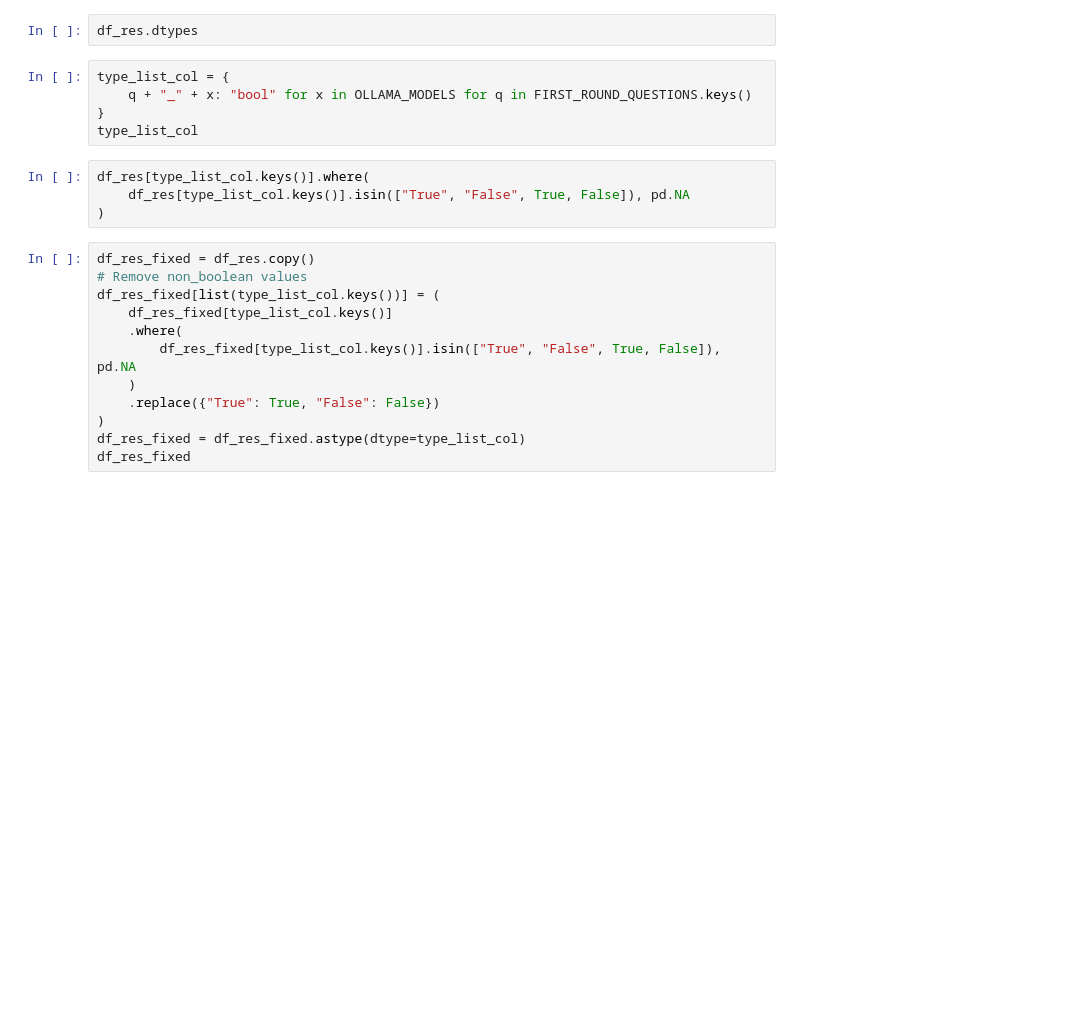
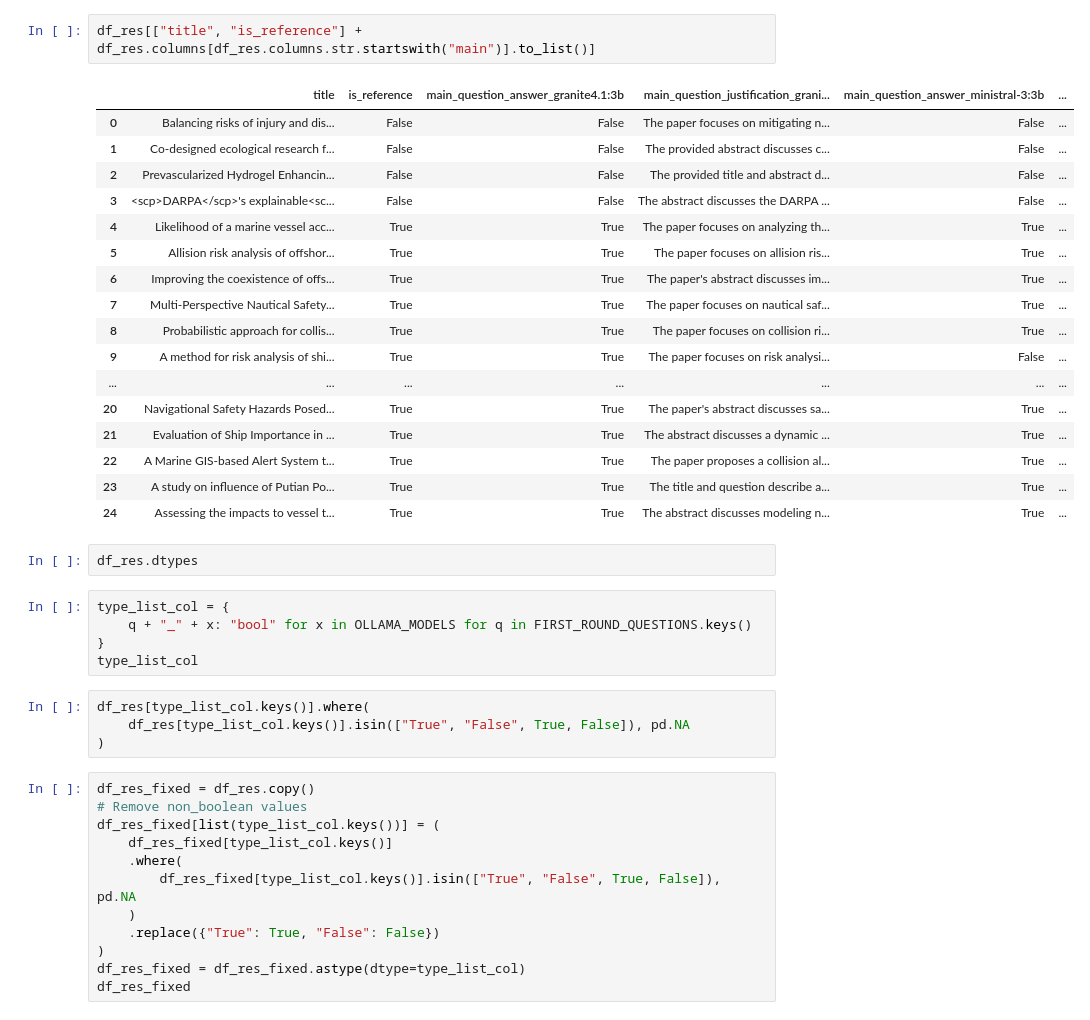
Before and after one commit to TUDelft-CITG/SLR-RAG, a Jupyter notebook: notebooks/experiments/paper_analysis.ipynb, the cells around one changed output. Drawn from its saved outputs; the diff is of its cells as text; blank space fills up the shorter version.

```diff
--- a/notebooks/experiments/paper_analysis.ipynb
+++ b/notebooks/experiments/paper_analysis.ipynb
@@ -8,3 +27,23 @@ df_res
+# %%
+df_res[["title", "is_reference"] + df_res.columns[df_res.columns.str.startswith("main")].to_list()]
+# %% [output]
+|  | title | is_reference | main_question_answer_granite4.1:3b | main_question_justification_grani... | main_question_answer_ministral-3:3b | ... |
+| 0 | Balancing risks of injury and dis... | False | False | The paper focuses on mitigating n... | False | ... |
+| 1 | Co‐designed ecological research f... | False | False | The provided abstract discusses c... | False | ... |
+| 2 | Prevascularized Hydrogel Enhancin... | False | False | The provided title and abstract d... | False | ... |
+| 3 | <scp>DARPA</scp>'s explainable<sc... | False | False | The abstract discusses the DARPA ... | False | ... |
+| 4 | Likelihood of a marine vessel acc... | True | True | The paper focuses on analyzing th... | True | ... |
+| 5 | Allision risk analysis of offshor... | True | True | The paper focuses on allision ris... | True | ... |
+| 6 | Improving the coexistence of offs... | True | True | The paper's abstract discusses im... | True | ... |
+| 7 | Multi-Perspective Nautical Safety... | True | True | The paper focuses on nautical saf... | True | ... |
+| 8 | Probabilistic approach for collis... | True | True | The paper focuses on collision ri... | True | ... |
+| 9 | A method for risk analysis of shi... | True | True | The paper focuses on risk analysi... | False | ... |
+| ... | ... | ... | ... | ... | ... | ... |
+| 20 | Navigational Safety Hazards Posed... | True | True | The paper's abstract discusses sa... | True | ... |
+| 21 | Evaluation of Ship Importance in ... | True | True | The abstract discusses a dynamic ... | True | ... |
+| 22 | A Marine GIS-based Alert System t... | True | True | The paper proposes a collision al... | True | ... |
+| 23 | A study on influence of Putian Po... | True | True | The title and question describe a... | True | ... |
+| 24 | Assessing the impacts to vessel t... | True | True | The abstract discusses modeling n... | True | ... |
 # %%
 df_res.dtypes
 # %%
```
Also changed, not shown: parts of 1 cell of this notebook, 6 other files.
